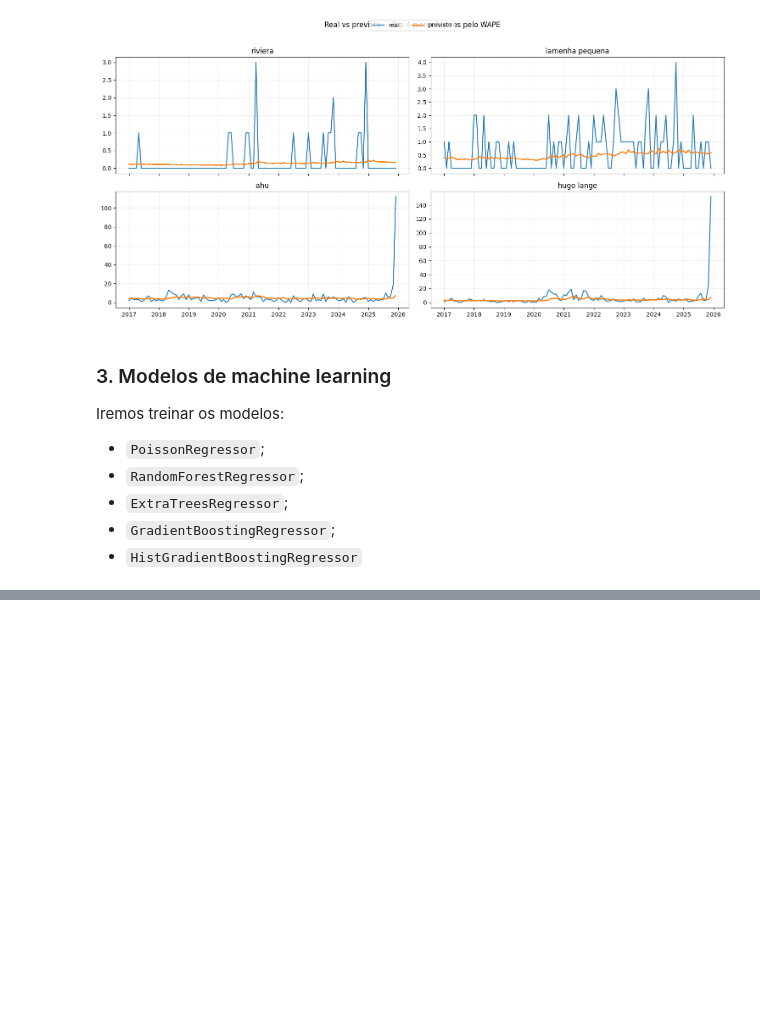
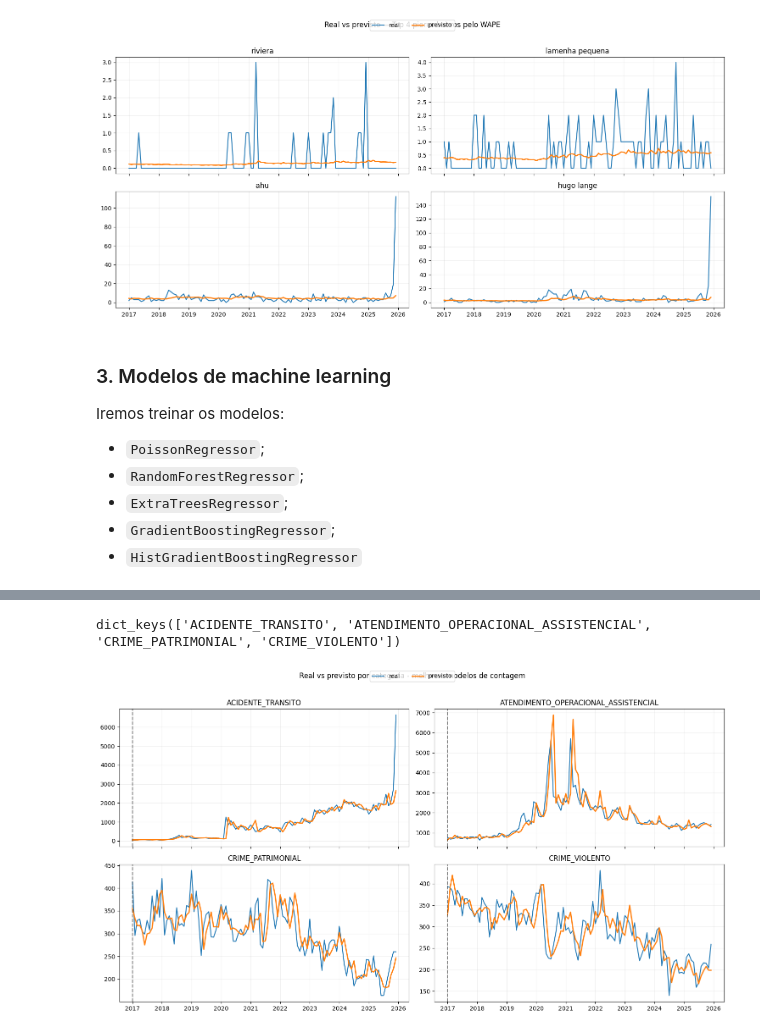
Before and after one commit to luizcaixeta/data-science-UTFPR, a Jupyter notebook: 02 - Analise exploratoria/src/07 - machine_learning/03_machine_learning.ipynb, the cells around one changed output, grey strips where cells are left out. Saved outputs shown, nothing was run; the diff lists cells and outputs as text; code cells hidden in the pictures; blank space fills up the shorter version.

```diff
--- a/02 - Analise exploratoria/src/07 - machine_learning/03_machine_learning.ipynb
+++ b/02 - Analise exploratoria/src/07 - machine_learning/03_machine_learning.ipynb
@@ -1317,0 +1696,6 @@ plt.show()
+# %%
+pred_melhores_categoria = predicoes_modelos_categoria.merge(
+    melhor_modelo_por_categoria[['categoria', 'modelo']],
+    on=['categoria', 'modelo'],
+    how='inner'
+)
@@ -1317,0 +1718,73 @@ plt.show()
+# %%
+modelos_finais_por_categoria = {}
+# %%
+for _, linha in melhor_modelo_por_categoria.iterrows():
+
+    categoria = linha['categoria']
+    nome_modelo = linha['modelo']
+
+    dados_categoria = df_cat_modelos[
+        df_cat_modelos['categoria'] == categoria
+    ].copy()
+
+    pipeline_final = clone(modelos_contagem[nome_modelo])
+
+    pipeline_final.fit(
+        dados_categoria[features_cat],
+        dados_categoria[target]
+    )
+
+    modelos_finais_por_categoria[categoria] = pipeline_final
+
+modelos_finais_por_categoria.keys()
+# %% [output]
+dict_keys(['ACIDENTE_TRANSITO', 'ATENDIMENTO_OPERACIONAL_ASSISTENCIAL', 'CRIME_PATRIMONIAL', 'CRIME_VIOLENTO'])
+# %%
+dados_reais_categoria = (
+    df_cat_modelos
+    .groupby(['data', 'categoria'], as_index=False)
+    .agg(real=('y', 'sum'))
+)
+
+pred_categoria = (
+    pred_melhores_categoria
+    .groupby(['data', 'categoria'], as_index=False)
+    .agg(previsto=('y_pred', 'sum'))
+)
+# %%
+plot_categoria = dados_reais_categoria.merge(
+    pred_categoria,
+    on=['data', 'categoria'],
+    how='inner'
+)
+
+fig, axes = plt.subplots(2, 2, figsize=(15, 8), sharex=True)
+axes = axes.ravel()
+
+for ax, categoria in zip(axes, categorias_modelar):
+
+    tmp = plot_categoria[
+        plot_categoria['categoria'] == categoria
+    ].copy()
+
+    ax.plot(tmp['data'], tmp['real'], label='real', linewidth=1.5)
+    ax.plot(tmp['data'], tmp['previsto'], label='previsto', linewidth=2)
+
+    ax.axvline(
+        pd.to_datetime('2017-01-01'),
+        color='black',
+        linestyle='--',
+        alpha=0.5
+    )
+
+    ax.set_title(categoria)
+    ax.grid(alpha=0.2)
+
+handles, labels = axes[0].get_legend_handles_labels()
+fig.legend(handles, labels, loc='upper center', ncol=2)
+
+fig.suptitle('Real vs previsto por categoria - melhores modelos de contagem', y=1.02)
+plt.tight_layout()
+plt.show()
+# %% [output]
+[figure, added]
```
Also changed, not shown: parts of 67 cells of this notebook.
